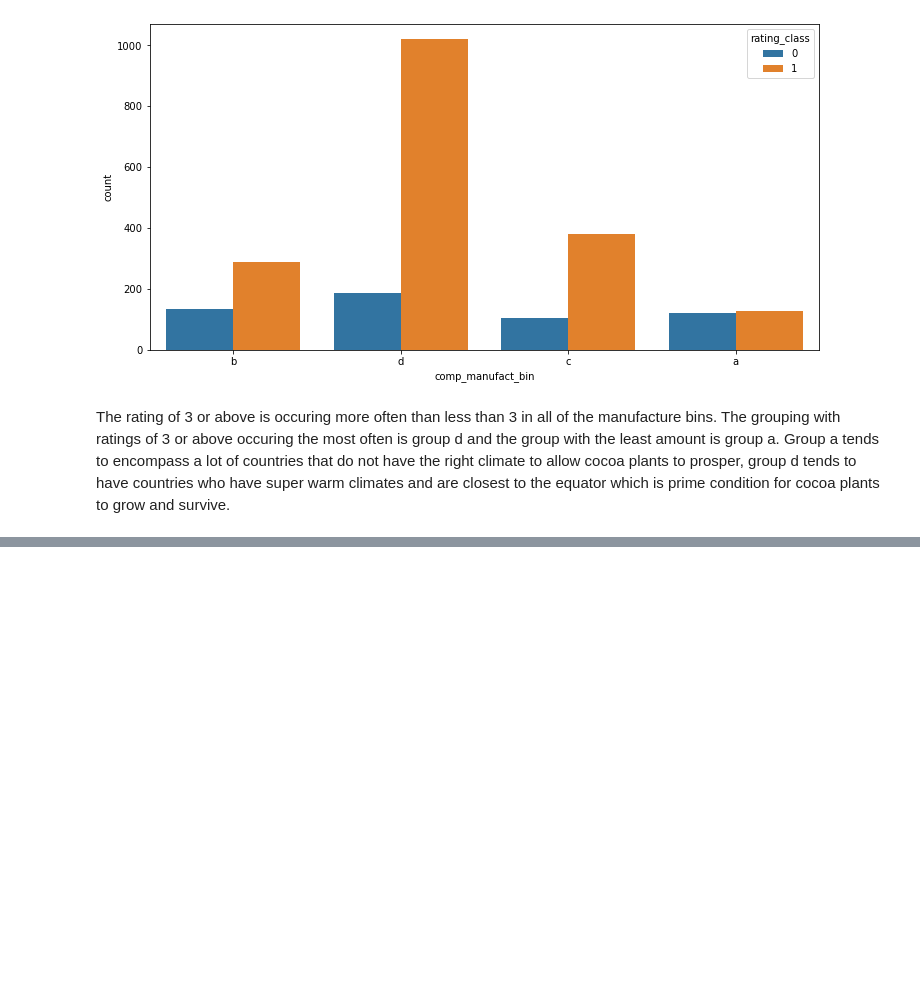
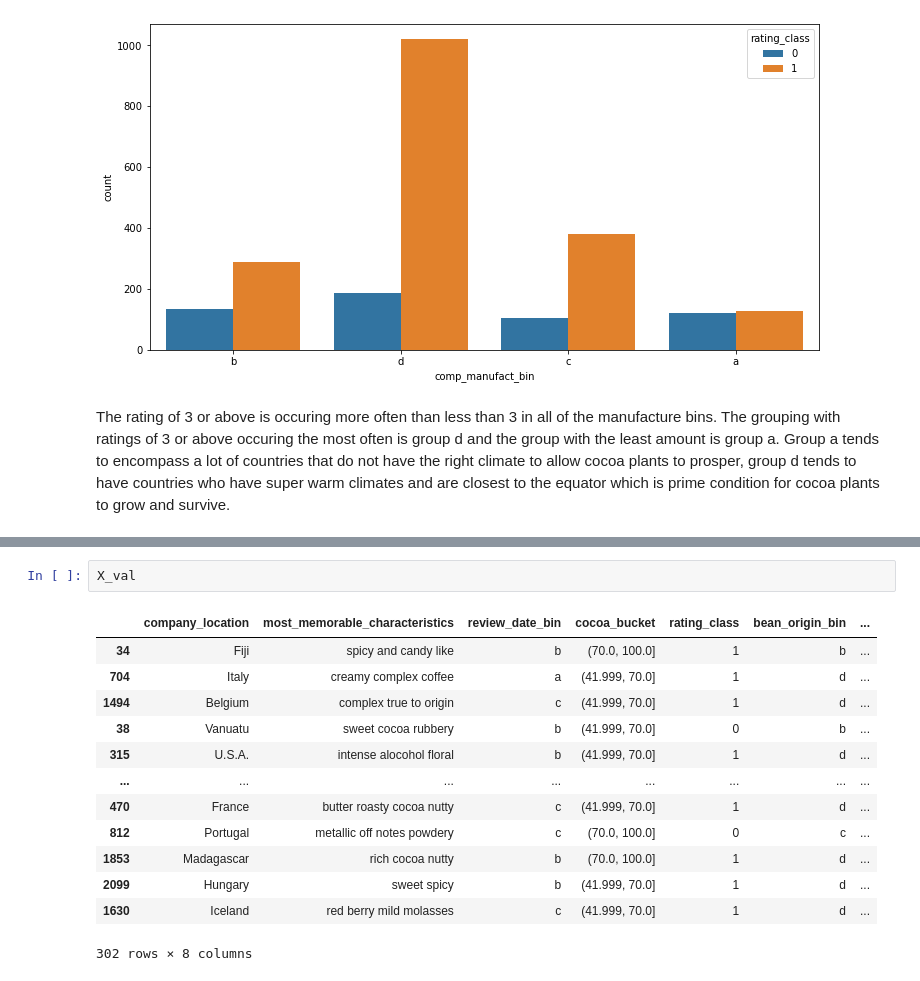
Before and after one commit to jchandleroneal/bsc-phase-three-project, a Jupyter notebook: notebooks/exploratory/dorothy/dorothy_main.ipynb, the cells around one changed output, grey strips where cells are left out. Drawn from its saved outputs; the diff is of its cells as text; blank space fills up the shorter version.

```diff
--- a/notebooks/exploratory/dorothy/dorothy_main.ipynb
+++ b/notebooks/exploratory/dorothy/dorothy_main.ipynb
@@ -646,0 +606,16 @@ The rating of 3 or above is occuring more often than less than 3 in all of the m
+# %%
+X_val
+# %% [output]
+|  | company_location | most_memorable_characteristics | review_date_bin | cocoa_bucket | rating_class | bean_origin_bin | ... |
+| 34 | Fiji | spicy and candy like | b | (70.0, 100.0] | 1 | b | ... |
+| 704 | Italy | creamy complex coffee | a | (41.999, 70.0] | 1 | d | ... |
+| 1494 | Belgium | complex true to origin | c | (41.999, 70.0] | 1 | d | ... |
+| 38 | Vanuatu | sweet cocoa rubbery | b | (41.999, 70.0] | 0 | b | ... |
+| 315 | U.S.A. | intense alocohol floral | b | (41.999, 70.0] | 1 | d | ... |
+| ... | ... | ... | ... | ... | ... | ... | ... |
+| 470 | France | butter roasty cocoa nutty | c | (41.999, 70.0] | 1 | d | ... |
+| 812 | Portugal | metallic off notes powdery | c | (70.0, 100.0] | 0 | c | ... |
+| 1853 | Madagascar | rich cocoa nutty | b | (70.0, 100.0] | 1 | d | ... |
+| 2099 | Hungary | sweet spicy | b | (41.999, 70.0] | 1 | d | ... |
+| 1630 | Iceland | red berry mild molasses | c | (41.999, 70.0] | 1 | d | ... |
+302 rows × 8 columns
```
Also changed, not shown: parts of 21 cells of this notebook.
